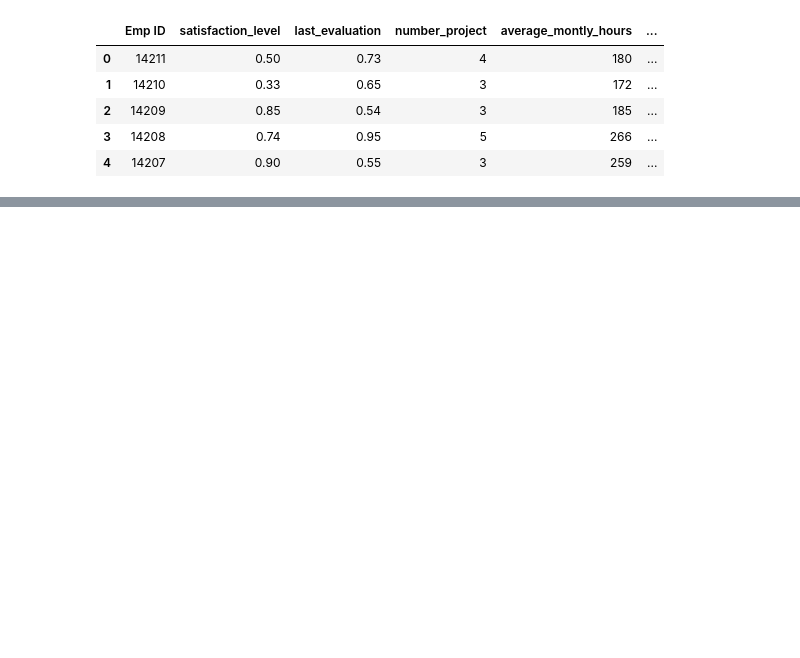
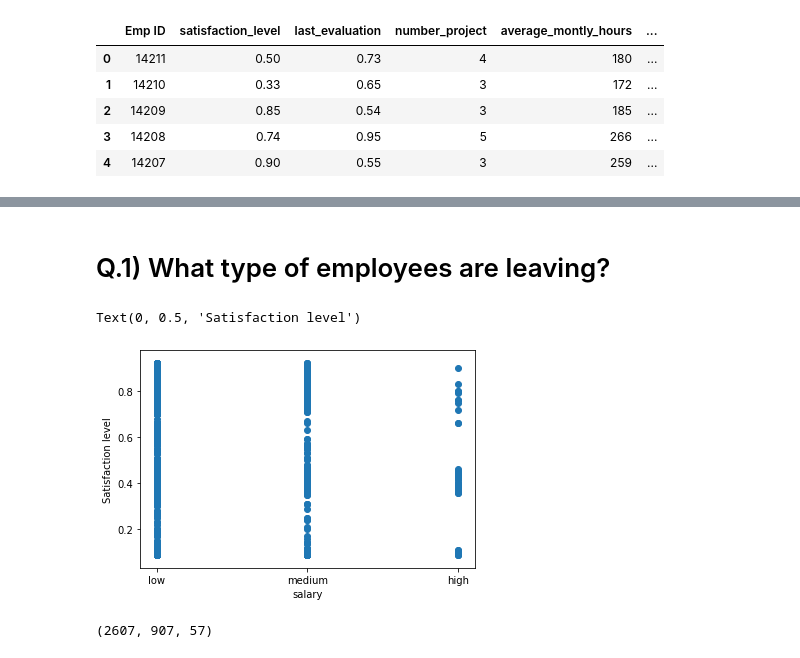
Before and after one commit to Jay952/Data-Science-Machine-Learning-Projects, a Jupyter notebook: Company_Data_Analysis/Company Data Analysis.ipynb, the cells around one changed output, grey strips where cells are left out. Saved outputs shown, nothing was run; the diff lists cells and outputs as text; code cells hidden in the pictures; blank space fills up the shorter version.

```diff
--- a/Company_Data_Analysis/Company Data Analysis.ipynb
+++ b/Company_Data_Analysis/Company Data Analysis.ipynb
@@ -11,3 +12,5 @@ df.head()
 | 2 | 14209 | 0.85 | 0.54 | 3 | 185 | ... |
 | 3 | 14208 | 0.74 | 0.95 | 5 | 266 | ... |
 | 4 | 14207 | 0.90 | 0.55 | 3 | 259 | ... |
+# %%
+Emp_who_left = pd.read_excel("Employee_who_left.xlsx")
@@ -13,0 +26,2 @@ df.head()
+# %% [markdown]
+# Q.1) What type of employees are leaving?
@@ -13,0 +30,7 @@ df.head()
+# %%
+plt.scatter(Emp_who_left["salary"], Emp_who_left["satisfaction_level"])
+plt.xlabel("salary")
+plt.ylabel("Satisfaction level")
+# %% [output]
+Text(0, 0.5, 'Satisfaction level')
+[figure, added]
@@ -13,0 +50,4 @@ df.head()
+# %%
+low_salary_count, medium_salary_count, high_salary_count
+# %% [output]
+(2607, 907, 57)
```
Also changed, not shown: parts of 16 cells of this notebook.
